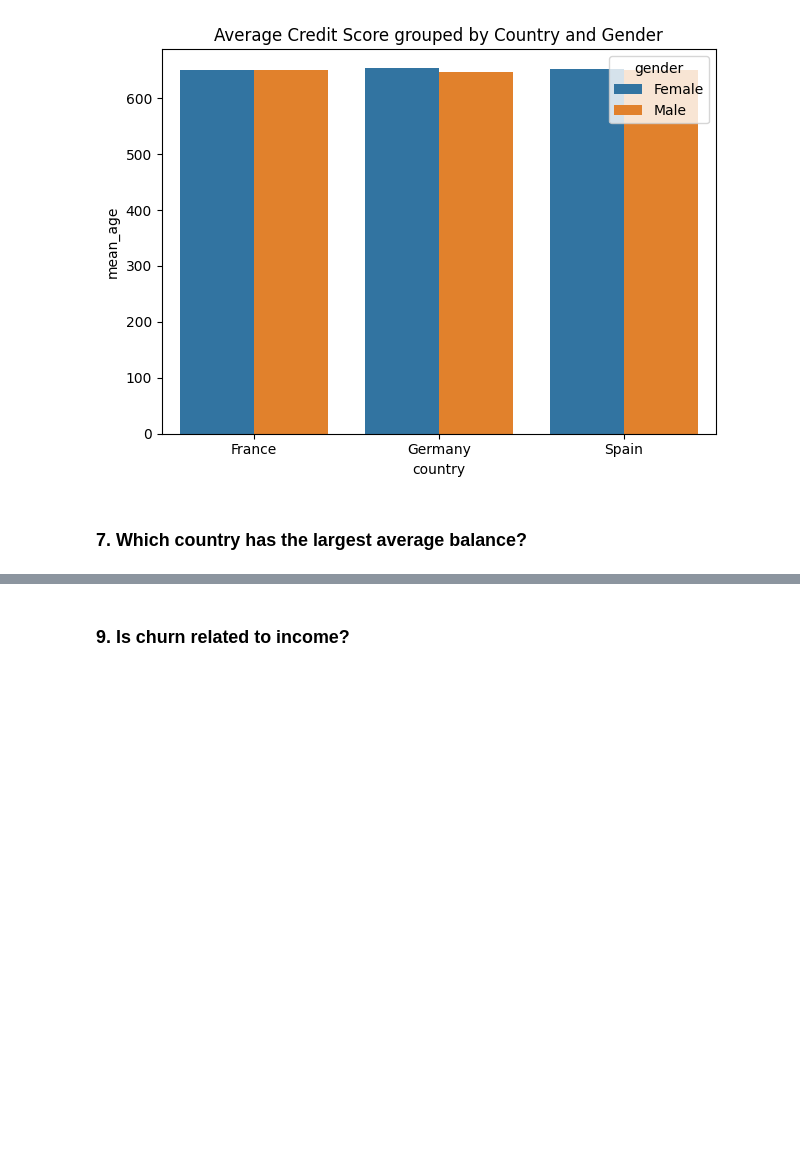
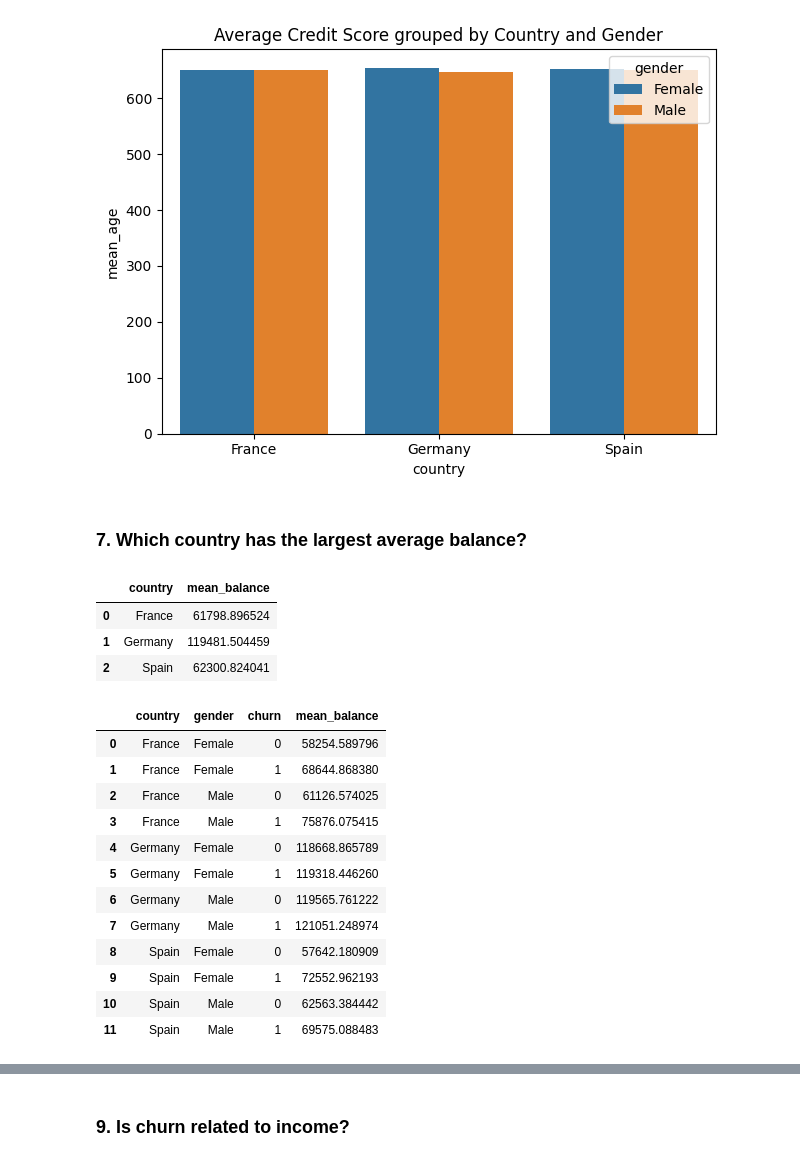
Before and after one commit to EitanKats/ML-project, a Jupyter notebook: Bank Churn.ipynb, the cells around one changed output, grey strips where cells are left out. Drawn from its saved outputs; the diff is of its cells as text; code cells hidden in the pictures; blank space fills up the shorter version.

```diff
--- a/Bank Churn.ipynb
+++ b/Bank Churn.ipynb
@@ -192,3 +236,30 @@ plt.show()
 [figure]
 # %% [markdown]
 ### 7. Which country has the largest average balance?
+# %%
+mean_balance_per_country = train_set.groupby(["country"]).agg(mean_balance=("balance", 'mean'))
+mean_balance_per_country = mean_balance_per_country.reset_index()
+mean_balance_per_country
+# %% [output]
+|  | country | mean_balance |
+| 0 | France | 61798.896524 |
+| 1 | Germany | 119481.504459 |
+| 2 | Spain | 62300.824041 |
+# %%
+mean_balance_per_country_gender = train_set.groupby(["country","gender","churn"]).agg(mean_balance=("balance", 'mean'))
+mean_balance_per_country_gender = mean_balance_per_country_gender.reset_index()
+mean_balance_per_country_gender
+# %% [output]
+|  | country | gender | churn | mean_balance |
+| 0 | France | Female | 0 | 58254.589796 |
+| 1 | France | Female | 1 | 68644.868380 |
+| 2 | France | Male | 0 | 61126.574025 |
+| 3 | France | Male | 1 | 75876.075415 |
+| 4 | Germany | Female | 0 | 118668.865789 |
+| 5 | Germany | Female | 1 | 119318.446260 |
+| 6 | Germany | Male | 0 | 119565.761222 |
+| 7 | Germany | Male | 1 | 121051.248974 |
+| 8 | Spain | Female | 0 | 57642.180909 |
+| 9 | Spain | Female | 1 | 72552.962193 |
+| 10 | Spain | Male | 0 | 62563.384442 |
+| 11 | Spain | Male | 1 | 69575.088483 |
```
Also changed, not shown: parts of 13 cells of this notebook.
